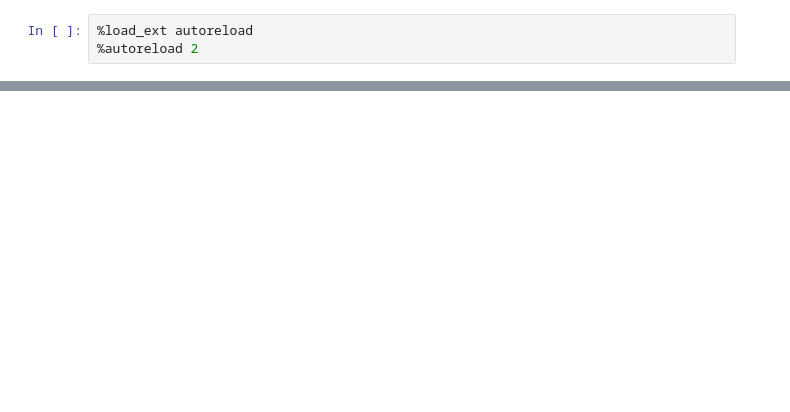
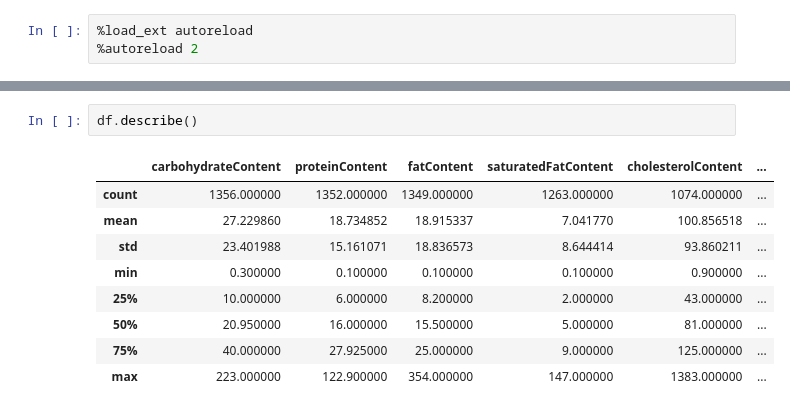
Before and after one commit to justinxu421/recipe_rex, a Jupyter notebook: extract_features_JX.ipynb, the cells around one changed output, grey strips where cells are left out. Saved outputs shown, nothing was run; the diff lists cells and outputs as text; blank space fills up the shorter version.

```diff
--- a/extract_features_JX.ipynb
+++ b/extract_features_JX.ipynb
@@ -125,0 +130,12 @@ all_dfs_nutrient[all_dfs_nutrient['fiberContent'] > 40]
+# %%
+df.describe()
+# %% [output]
+|  | carbohydrateContent | proteinContent | fatContent | saturatedFatContent | cholesterolContent | ... |
+| count | 1356.000000 | 1352.000000 | 1349.000000 | 1263.000000 | 1074.000000 | ... |
+| mean | 27.229860 | 18.734852 | 18.915337 | 7.041770 | 100.856518 | ... |
+| std | 23.401988 | 15.161071 | 18.836573 | 8.644414 | 93.860211 | ... |
+| min | 0.300000 | 0.100000 | 0.100000 | 0.100000 | 0.900000 | ... |
+| 25% | 10.000000 | 6.000000 | 8.200000 | 2.000000 | 43.000000 | ... |
+| 50% | 20.950000 | 16.000000 | 15.500000 | 5.000000 | 81.000000 | ... |
+| 75% | 40.000000 | 27.925000 | 25.000000 | 9.000000 | 125.000000 | ... |
+| max | 223.000000 | 122.900000 | 354.000000 | 147.000000 | 1383.000000 | ... |
```
Also changed, not shown: parts of 16 cells of this notebook, 4 other files.
